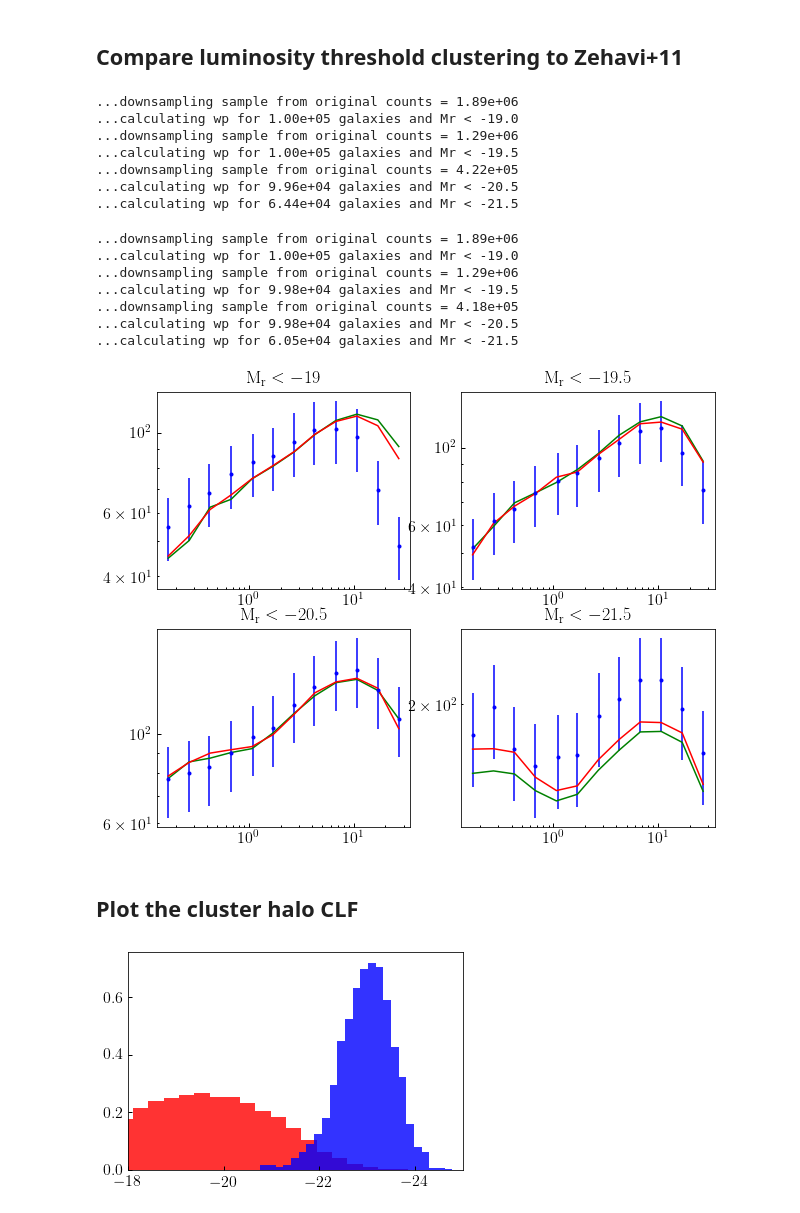
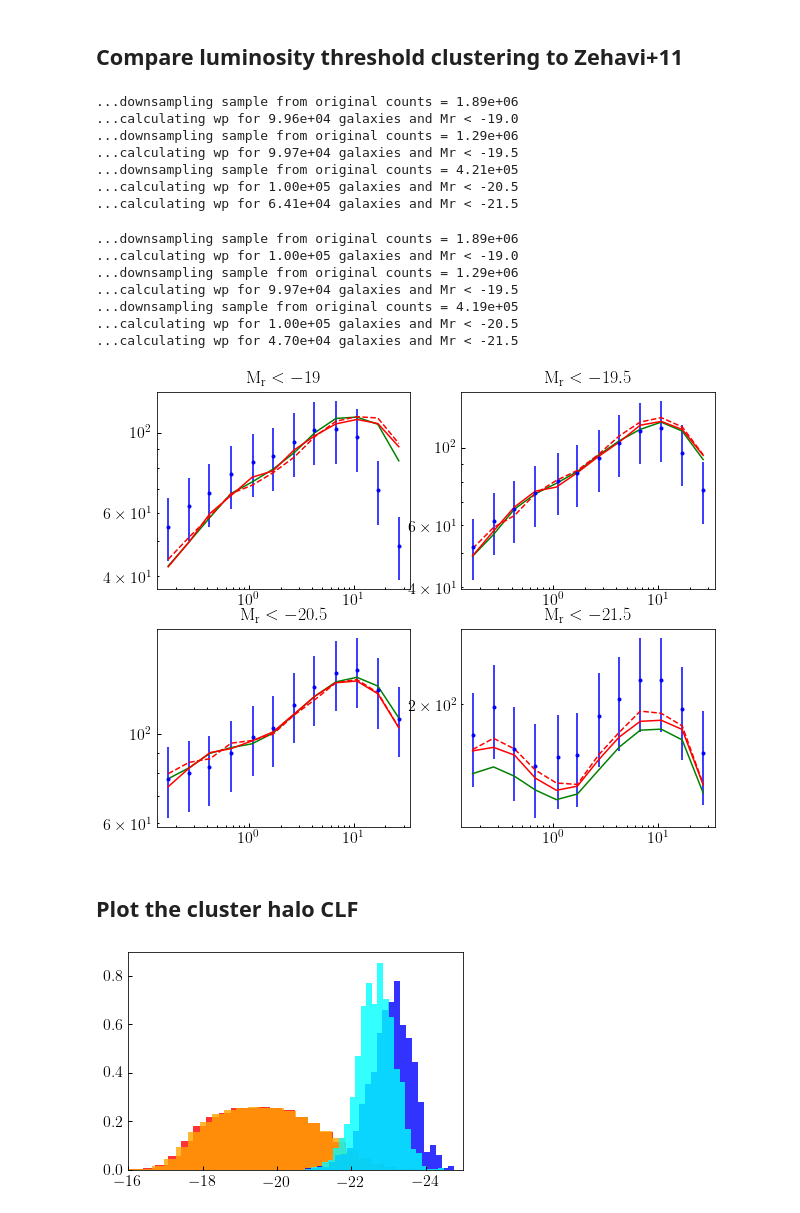
Before and after one commit to LSSTDESC/cosmodc2, a Jupyter notebook: notebooks/rechecking_v3_magr.ipynb, the cells around one changed output. Drawn from its saved outputs; the diff is of its cells as text; code cells hidden in the pictures.

Commit message:
Finished recalibrating Magr

```diff
--- a/notebooks/rechecking_v3_magr.ipynb
+++ b/notebooks/rechecking_v3_magr.ipynb
@@ -159,3 +126,15 @@ xlim = ax.set_xlim(-17, -23)
+# %%
+c0_prime = c0 - 0.75
+c1_prime = c1*0.95
+
+median_new_magr2 = c0_prime + c1_prime*np.log10(mock['obs_sm'])
+
+mock['new_magr2'] = mock['restframe_extincted_sdss_abs_magr']
+mock['new_magr2'][remapping_mask] = np.random.normal(
+    loc=median_new_magr2[remapping_mask], scale=0.35, size=num_to_remap)
+
+y2 = mock['new_magr2']
+mock['cam_magr2'] = conditional_abunmatch(x1, y1, x2, y2, nwin)
 # %%
 from cosmodc2.sdss_colors import zehavi11_cumulative_nd
 lumthresh_h1p0, cumnd_sdss = zehavi11_cumulative_nd()
@@ -220,33 +212,35 @@ rp_mids, wp_v4_21p5 = zehavi_wp(x, y, z, vz,
             period, magr, -21.5, protoDC2_littleh)
 # %% [output]
 ...downsampling sample from original counts = 1.89e+06
-...calculating wp for 1.00e+05 galaxies and Mr < -19.0
+...calculating wp for 9.96e+04 galaxies and Mr < -19.0
 ...downsampling sample from original counts = 1.29e+06
-...calculating wp for 1.00e+05 galaxies and Mr < -19.5
-...downsampling sample from original counts = 4.22e+05
-...calculating wp for 9.96e+04 galaxies and Mr < -20.5
-...calculating wp for 6.44e+04 galaxies and Mr < -21.5
+...calculating wp for 9.97e+04 galaxies and Mr < -19.5
+...downsampling sample from original counts = 4.21e+05
+...calculating wp for 1.00e+05 galaxies and Mr < -20.5
+...calculating wp for 6.41e+04 galaxies and Mr < -21.5
 # %%
+from cosmodc2.mock_diagnostics import zehavi_wp
+
 period = 500.
 x, y, z, vz = mock['x'], mock['y'], mock['z'], mock['vz']
-magr = mock['restframe_extincted_sdss_abs_magr']
+magr = mock['cam_magr2']
 
-rp_mids, wp_v3_19p0 = zehavi_wp(x, y, z, vz,
+rp_mids, wp_v4b_19p0 = zehavi_wp(x, y, z, vz,
             period, magr, -19.0, protoDC2_littleh)
-rp_mids, wp_v3_19p5 = zehavi_wp(x, y, z, vz,
+rp_mids, wp_v4b_19p5 = zehavi_wp(x, y, z, vz,
             period, magr, -19.5, protoDC2_littleh)
-rp_mids, wp_v3_20p5 = zehavi_wp(x, y, z, vz,
+rp_mids, wp_v4b_20p5 = zehavi_wp(x, y, z, vz,
             period, magr, -20.5, protoDC2_littleh)
-rp_mids, wp_v3_21p5 = zehavi_wp(x, y, z, vz,
+rp_mids, wp_v4b_21p5 = zehavi_wp(x, y, z, vz,
             period, magr, -21.5, protoDC2_littleh)
 # %% [output]
 ...downsampling sample from original counts = 1.89e+06
 ...calculating wp for 1.00e+05 galaxies and Mr < -19.0
 ...downsampling sample from original counts = 1.29e+06
-...calculating wp for 9.98e+04 galaxies and Mr < -19.5
-...downsampling sample from original counts = 4.18e+05
-...calculating wp for 9.98e+04 galaxies and Mr < -20.5
-...calculating wp for 6.05e+04 galaxies and Mr < -21.5
+...calculating wp for 9.97e+04 galaxies and Mr < -19.5
+...downsampling sample from original counts = 4.19e+05
+...calculating wp for 1.00e+05 galaxies and Mr < -20.5
+...calculating wp for 4.70e+04 galaxies and Mr < -21.5
 # %%
 from cosmodc2.sdss_colors.sdss_measurements import rp as rp_zehavi
 from cosmodc2.sdss_colors import zehavi11_clustering
@@ -268,21 +262,25 @@ for ax in axes:
 
 __=ax1.plot(rp_mids, rp_mids*wp_v3_19p0, color='green')
 __=ax1.plot(rp_mids, rp_mids*wp_v4_19p0,  color='red')
+__=ax1.plot(rp_mids, rp_mids*wp_v4b_19p0,  '--', color='red')
 __=ax1.errorbar(rp_zehavi, rp_zehavi*wp_zehavi_19p0, rp_zehavi*0.2*wp_zehavi_19p0,
                fmt='.', color='blue')
 
 __=ax2.plot(rp_mids, rp_mids*wp_v3_19p5, color='green')
 __=ax2.plot(rp_mids, rp_mids*wp_v4_19p5,  color='red')
+__=ax2.plot(rp_mids, rp_mids*wp_v4b_19p5, '--', color='red')
 __=ax2.errorbar(rp_zehavi, rp_zehavi*wp_zehavi_19p5, rp_zehavi*0.2*wp_zehavi_19p5,
                fmt='.', color='blue')
 
 __=ax3.plot(rp_mids, rp_mids*wp_v3_20p5, color='green')
 __=ax3.plot(rp_mids, rp_mids*wp_v4_20p5,  color='red')
+__=ax3.plot(rp_mids, rp_mids*wp_v4b_20p5, '--',  color='red')
 __=ax3.errorbar(rp_zehavi, rp_zehavi*wp_zehavi_20p5, rp_zehavi*0.2*wp_zehavi_20p5,
                fmt='.', color='blue')
 
 __=ax4.plot(rp_mids, rp_mids*wp_v3_21p5, color='green')
 __=ax4.plot(rp_mids, rp_mids*wp_v4_21p5,  color='red')
+__=ax4.plot(rp_mids, rp_mids*wp_v4b_21p5, '--',  color='red')
 __=ax4.errorbar(rp_zehavi, rp_zehavi*wp_zehavi_21p5, rp_zehavi*0.2*wp_zehavi_21p5,
                fmt='.', color='blue')
 
@@ -292,27 +290,27 @@ title2 = ax2.set_title(r'${\rm M_{r} < -19.5}$')
 title3 = ax3.set_title(r'${\rm M_{r} < -20.5}$')
 title4 = ax4.set_title(r'${\rm M_{r} < -21.5}$')
 # %% [output]
-[figure, old version]
+[figure, new version]
 # %% [markdown]
 ## Plot the cluster halo CLF
 # %%
 cenmask = mock['upid'] == -1
-lowm, highm = 14., 14.25
+lowm, highm = 14., 14.5
 halo_mask = (mock['host_halo_mvir'] > 10**lowm) & (mock['host_halo_mvir'] < 10**highm)
 
-
 num_clusters = np.count_nonzero(cenmask & halo_mask)
-
-
-
 
 fig, ax = plt.subplots(1, 1)
 
 __=ax.hist(mock['cam_magr'][halo_mask & ~cenmask],
            bins=25, normed=True, alpha=0.8, color='red')
+__=ax.hist(mock['cam_magr2'][halo_mask & ~cenmask],
+           bins=25, normed=True, alpha=0.8, color='orange')
 __=ax.hist(mock['cam_magr'][halo_mask & cenmask],
            bins=25, normed=True, alpha=0.8, color='blue')
+__=ax.hist(mock['cam_magr2'][halo_mask & cenmask],
+           bins=25, normed=True, alpha=0.8, color='cyan')
 
-xlim = ax.set_xlim(-18, -25)
+xlim = ax.set_xlim(-16, -25)
 # %% [output]
-[figure, old version]
+[figure, new version]
```
Also changed, not shown: parts of 9 cells of this notebook.
